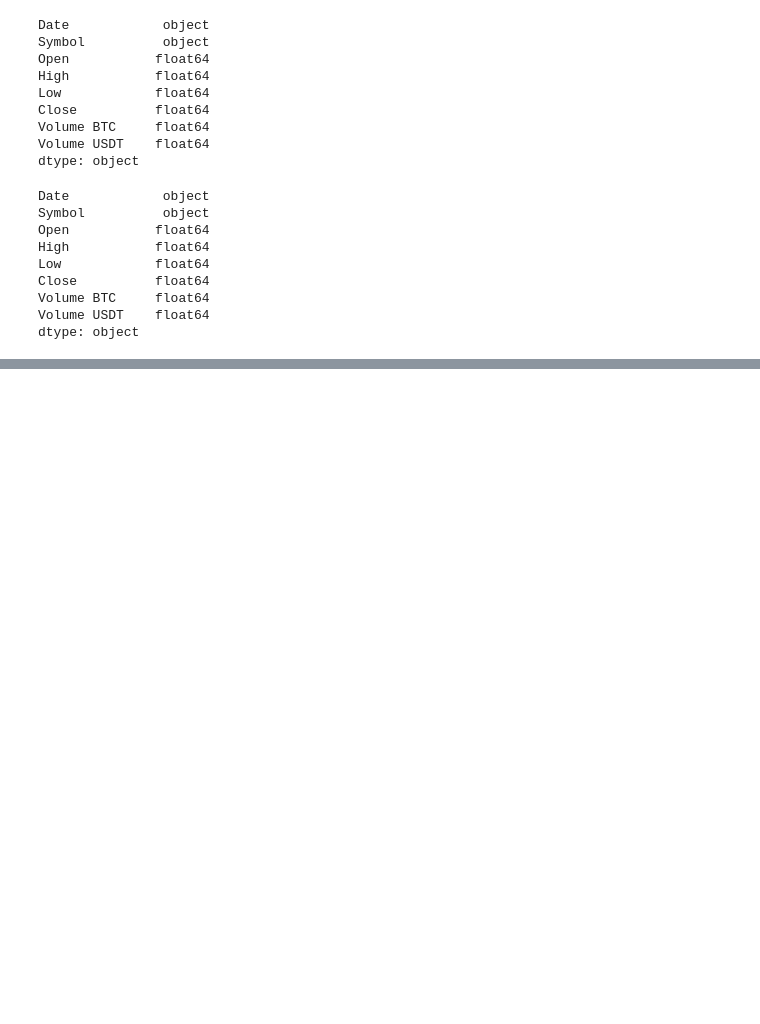
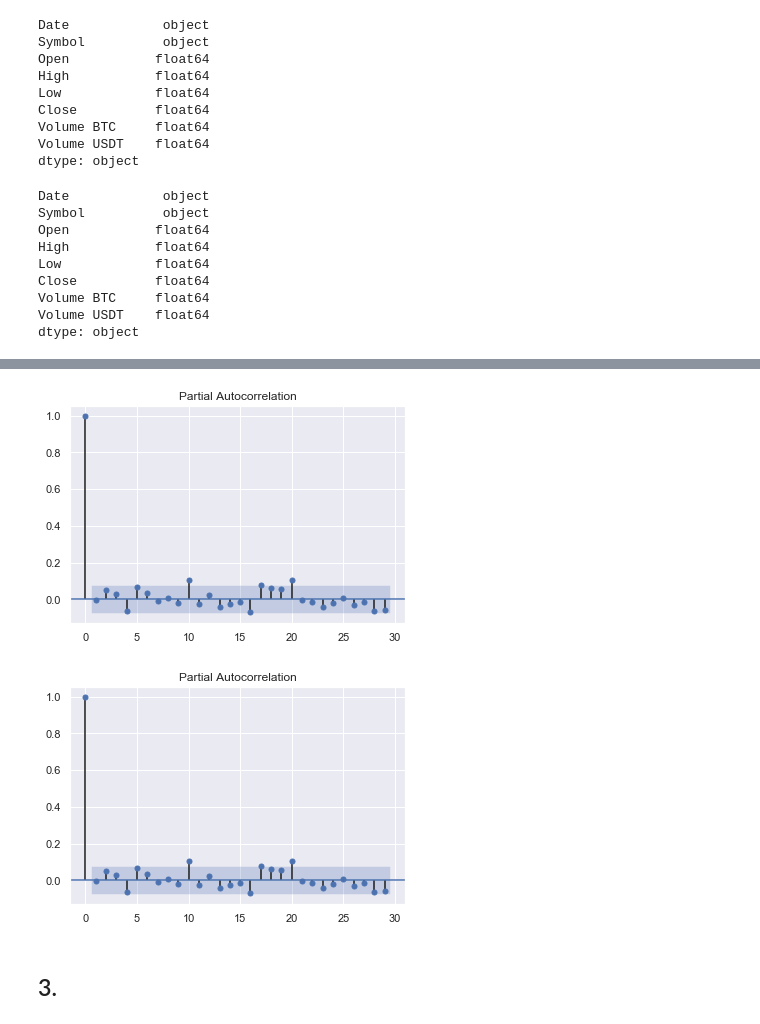
Before and after one commit to jaepil-choi/KIS_Research, a Jupyter notebook: coin-GARCH.ipynb, the cells around one changed output, grey strips where cells are left out. Cells and saved outputs as stored; diff of their text form; code cells hidden in the pictures; blank space fills up the shorter version.

```diff
--- a/coin-GARCH.ipynb
+++ b/coin-GARCH.ipynb
@@ -51,0 +211,8 @@ binance_d = binance_d.iloc[::-1]
+# %%
+# PACF
+smg.tsaplots.plot_pacf(binance_d_return)
+# %% [output]
+[figure, added]
+[figure, added]
+# %% [markdown]
+## 3.
```
Also changed, not shown: parts of 20 cells of this notebook, 1 other file.
